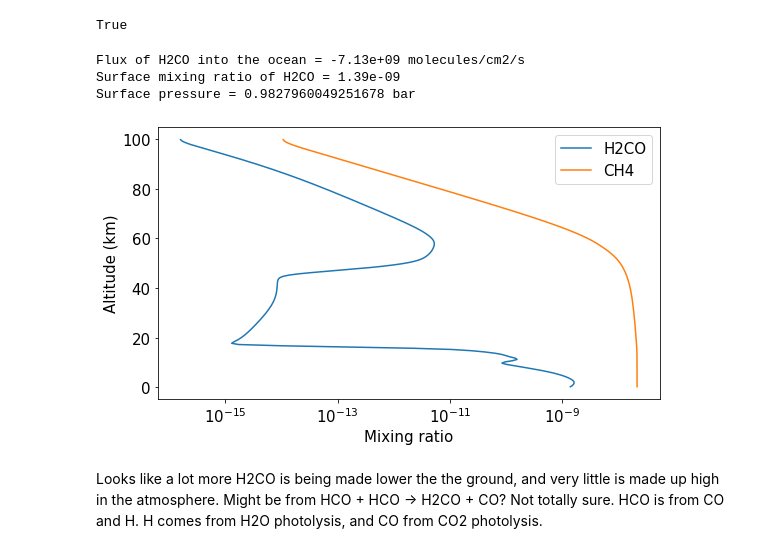
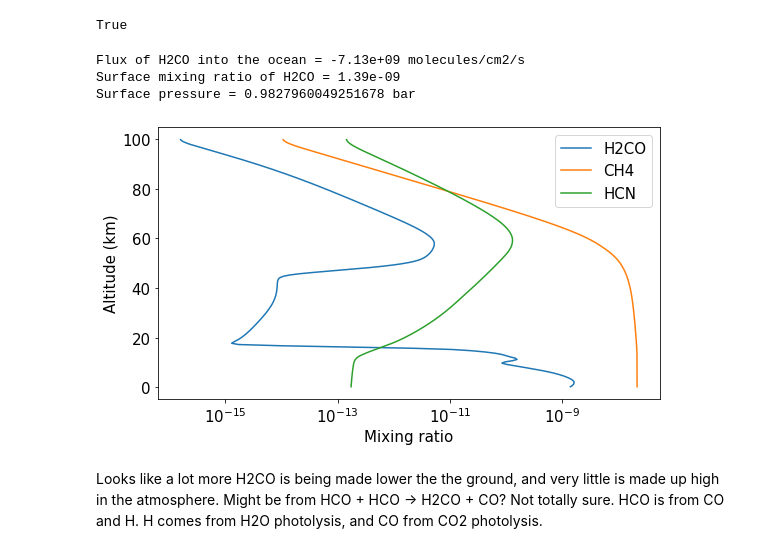
Before and after one commit to Nicholaswogan/PhotochemPy, a Jupyter notebook: examples/Hadean_formaldehyde.ipynb, the cells around one changed output. Cells and saved outputs as stored; diff of their text form; code cells hidden in the pictures.

```diff
--- a/examples/Hadean_formaldehyde.ipynb
+++ b/examples/Hadean_formaldehyde.ipynb
@@ -82,5 +105,5 @@ We can also explore H2CO formation in a CH4 poor atmosphere
 pc.set_lbound('CH4',0)
 
 ind = pc.ispec.index('CH4')
-pc.photo.vdep[ind]  = 0.0
+pc.set_vdep('CH4',0.0)
 # %%
@@ -93,31 +116,31 @@ True
 # %%
 # print the surface flux
 print('Flux of H2CO into the ocean =','%.2e'%pc.surf_flux()['H2CO'],'molecules/cm2/s')
 # print surface mixing ratio
 print('Surface mixing ratio of H2CO =','%.2e'%pc.out_dict()['H2CO'][0])
 # print surface pressure
 print('Surface pressure =',pc.out_dict()['press'][0],'bar')
 
 out1 = pc.out_dict()
 plt.rcParams.update({'font.size': 15})
 fig,ax = plt.subplots(1,1,figsize=[9,5])
 
-species = ['H2CO','CH4']
+species = ['H2CO','CH4','HCN']
 
 for sp in species:
     ax.plot(out1[sp],out1['alt'],label = sp)
 
 ax.set_xscale('log')
 ax.legend()
 
 ax.set_ylabel('Altitude (km)')
 ax.set_xlabel('Mixing ratio')
 
 plt.show()
 # %% [output]
 Flux of H2CO into the ocean = -7.13e+09 molecules/cm2/s
 Surface mixing ratio of H2CO = 1.39e-09
 Surface pressure = 0.9827960049251678 bar
-[figure, old version]
+[figure, new version]
 # %% [markdown]
 Looks like a lot more H2CO is being made lower the the ground, and very little is made up high in the atmosphere. Might be from HCO + HCO -> H2CO + CO? Not totally sure. HCO is from CO and H. H comes from H2O photolysis, and CO from CO2 photolysis.
```
Also changed, not shown: parts of 6 cells of this notebook, 7 other files.
